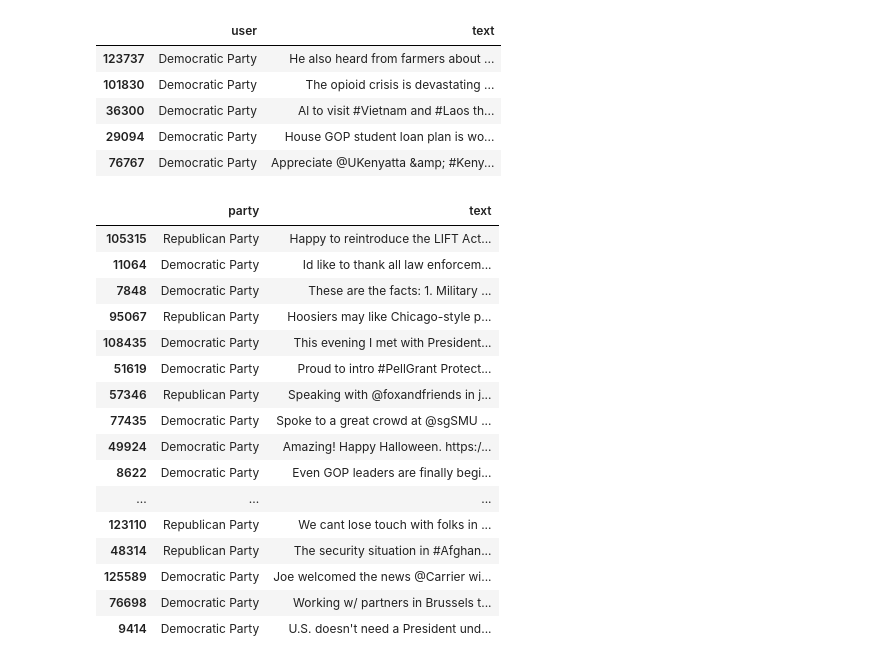
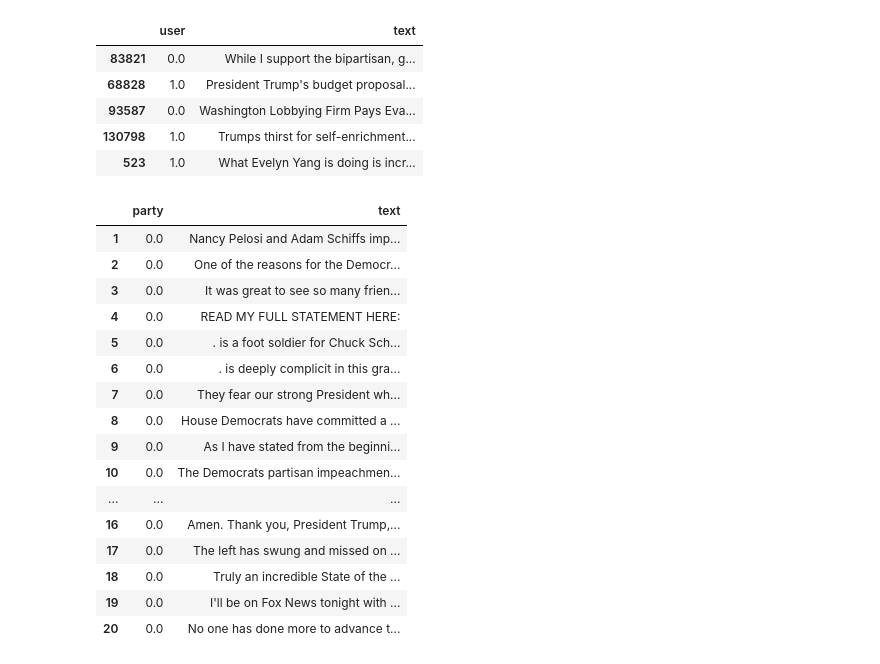
Before and after one commit to knk190001/SlantClassification, a Jupyter notebook: SlantDetector.ipynb, the cells around one changed output. Drawn from its saved outputs; the diff is of its cells as text; code cells hidden in the pictures.

```diff
--- a/SlantDetector.ipynb
+++ b/SlantDetector.ipynb
@@ -24,37 +24,56 @@ def findParty(user):
 
   if temp.empty:
     return
-  return temp.iloc[0,2]
+  if temp.iloc[0,2] == 'Democratic Party' :
+    return int(1)
+  elif temp.iloc[0,2] == 'Republican Party' :
+    return int(0)
 
 data['user'] = data['user'].apply(findParty)
 
 data.sample(5)
 # %% [output]
 |  | user | text |
-| 123737 | Democratic Party | He also heard from farmers about ... |
-| 101830 | Democratic Party | The opioid crisis is devastating ... |
-| 36300 | Democratic Party | Al to visit #Vietnam and #Laos th... |
-| 29094 | Democratic Party | House GOP student loan plan is wo... |
-| 76767 | Democratic Party | Appreciate @UKenyatta &amp; #Keny... |
+| 83821 | 0.0 | While I support the bipartisan, g... |
+| 68828 | 1.0 | President Trump's budget proposal... |
+| 93587 | 0.0 | Washington Lobbying Firm Pays Eva... |
+| 130798 | 1.0 | Trumps thirst for self-enrichment... |
+| 523 | 1.0 | What Evelyn Yang is doing is incr... |
+# %%
+import re
+
+def remove(pattern,text):
+  if isinstance(text,str):
+    return re.sub(pattern,'',text)
+  return float('nan')
+
+def removeLinks(text):
+  return remove(r'https?:\/\/.*[\r\n]*',text)
+def removeHandles(text):
+  return remove(r'@\w{1,15}',text)
+def removeHashtags(text):
+  return remove(r'#\w*[A-Za-z_]+\w*',text)
+
+data['text'] = data['text'].apply(removeLinks).apply(removeHandles).apply(removeHashtags).dropna()
 # %%
 data.columns = ['party','text']
-
-data.sample(20)
+data = data.dropna()
+data.head(20)
 # %% [output]
 |  | party | text |
-| 105315 | Republican Party | Happy to reintroduce the LIFT Act... |
-| 11064 | Democratic Party | Id like to thank all law enforcem... |
-| 7848 | Democratic Party | These are the facts: 1. Military ... |
-| 95067 | Republican Party | Hoosiers may like Chicago-style p... |
-| 108435 | Democratic Party | This evening I met with President... |
-| 51619 | Democratic Party | Proud to intro #PellGrant Protect... |
-| 57346 | Republican Party | Speaking with @foxandfriends in j... |
-| 77435 | Democratic Party | Spoke to a great crowd at @sgSMU ... |
-| 49924 | Democratic Party | Amazing! Happy Halloween. https:/... |
-| 8622 | Democratic Party | Even GOP leaders are finally begi... |
+| 1 | 0.0 | Nancy Pelosi and Adam Schiffs imp... |
+| 2 | 0.0 | One of the reasons for the Democr... |
+| 3 | 0.0 | It was great to see so many frien... |
+| 4 | 0.0 | READ MY FULL STATEMENT HERE: |
+| 5 | 0.0 | . is a foot soldier for Chuck Sch... |
+| 6 | 0.0 | . is deeply complicit in this gra... |
+| 7 | 0.0 | They fear our strong President wh... |
+| 8 | 0.0 | House Democrats have committed a ... |
+| 9 | 0.0 | As I have stated from the beginni... |
+| 10 | 0.0 | The Democrats partisan impeachmen... |
 | ... | ... | ... |
-| 123110 | Republican Party | We cant lose touch with folks in ... |
-| 48314 | Republican Party | The security situation in #Afghan... |
-| 125589 | Democratic Party | Joe welcomed the news @Carrier wi... |
-| 76698 | Democratic Party | Working w/ partners in Brussels t... |
-| 9414 | Democratic Party | U.S. doesn't need a President und... |
+| 16 | 0.0 | Amen. Thank you, President Trump,... |
+| 17 | 0.0 | The left has swung and missed on ... |
+| 18 | 0.0 | Truly an incredible State of the ... |
+| 19 | 0.0 | I'll be on Fox News tonight with ... |
+| 20 | 0.0 | No one has done more to advance t... |
```
Also changed, not shown: parts of 38 cells of this notebook.
